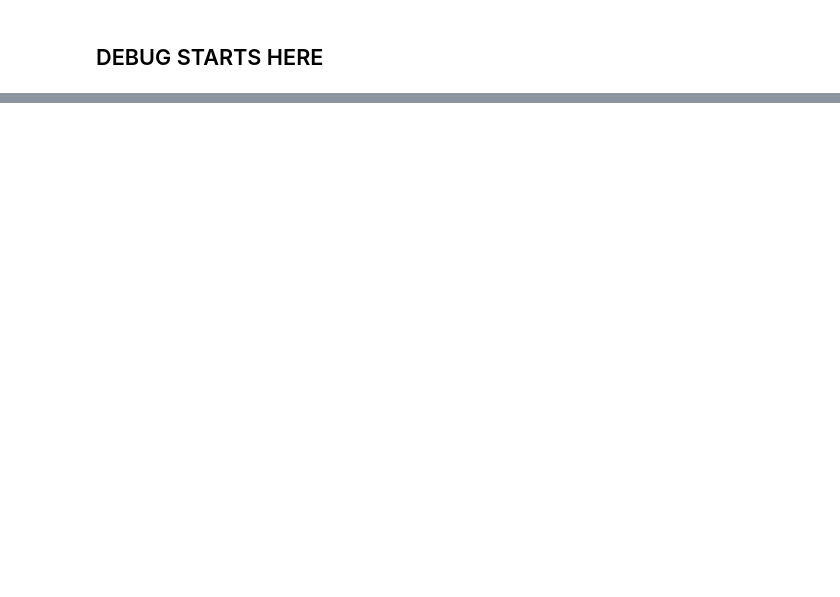
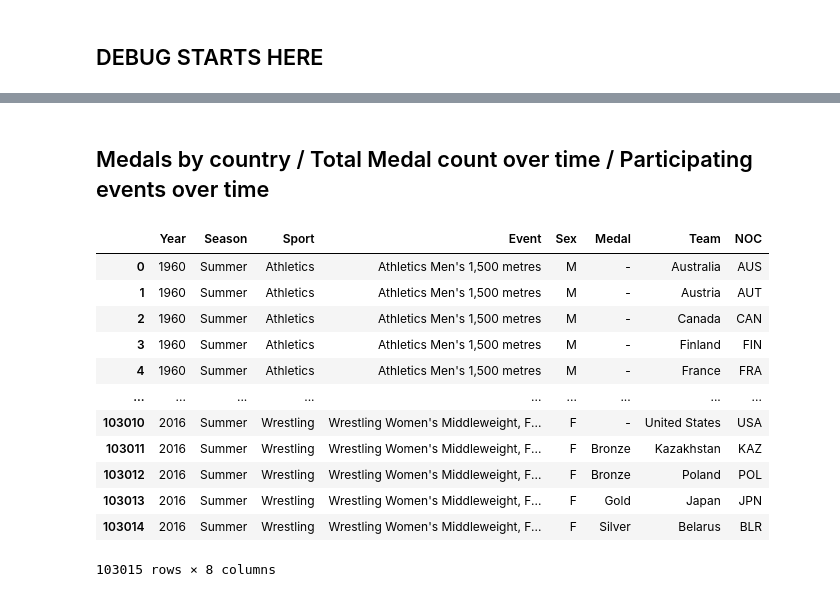
Before and after one commit to hanesy/olympics_dash, a Jupyter notebook: data_exploration.ipynb, the cells around one changed output, grey strips where cells are left out. Saved outputs shown, nothing was run; the diff lists cells and outputs as text; code cells hidden in the pictures; blank space fills up the shorter version.

```diff
--- a/data_exploration.ipynb
+++ b/data_exploration.ipynb
@@ -178,0 +288,22 @@ medals_gb = medals.groupby(['NOC'])["Medal"].count().rename_axis('country_code')
+# %% [markdown]
+<h2> Medals by country / Total Medal count over time / Participating events over time
+# %%
+#  intermediate table 1
+medals_team_detail = pd.read_sql_query('SELECT year, season, sport, event, sex, medal, team, NOC FROM events \
+GROUP BY year, season, sport, event, sex, medal, team, NOC',disk_engine)
+medals_team_detail["Medal"].fillna("-", inplace = True)
+medals_team_detail
+# %% [output]
+|  | Year | Season | Sport | Event | Sex | Medal | Team | NOC |
+| 0 | 1960 | Summer | Athletics | Athletics Men's 1,500 metres | M | - | Australia | AUS |
+| 1 | 1960 | Summer | Athletics | Athletics Men's 1,500 metres | M | - | Austria | AUT |
+| 2 | 1960 | Summer | Athletics | Athletics Men's 1,500 metres | M | - | Canada | CAN |
+| 3 | 1960 | Summer | Athletics | Athletics Men's 1,500 metres | M | - | Finland | FIN |
+| 4 | 1960 | Summer | Athletics | Athletics Men's 1,500 metres | M | - | France | FRA |
+| ... | ... | ... | ... | ... | ... | ... | ... | ... |
+| 103010 | 2016 | Summer | Wrestling | Wrestling Women's Middleweight, F... | F | - | United States | USA |
+| 103011 | 2016 | Summer | Wrestling | Wrestling Women's Middleweight, F... | F | Bronze | Kazakhstan | KAZ |
+| 103012 | 2016 | Summer | Wrestling | Wrestling Women's Middleweight, F... | F | Bronze | Poland | POL |
+| 103013 | 2016 | Summer | Wrestling | Wrestling Women's Middleweight, F... | F | Gold | Japan | JPN |
+| 103014 | 2016 | Summer | Wrestling | Wrestling Women's Middleweight, F... | F | Silver | Belarus | BLR |
+103015 rows × 8 columns
```
Also changed, not shown: parts of 19 cells of this notebook, 1 other file.
